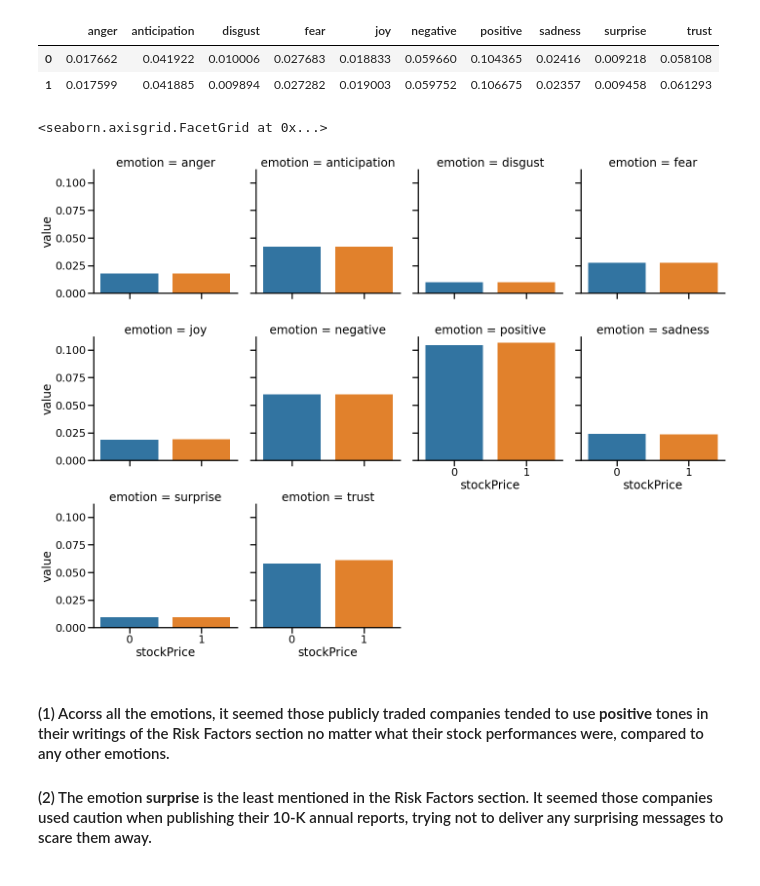
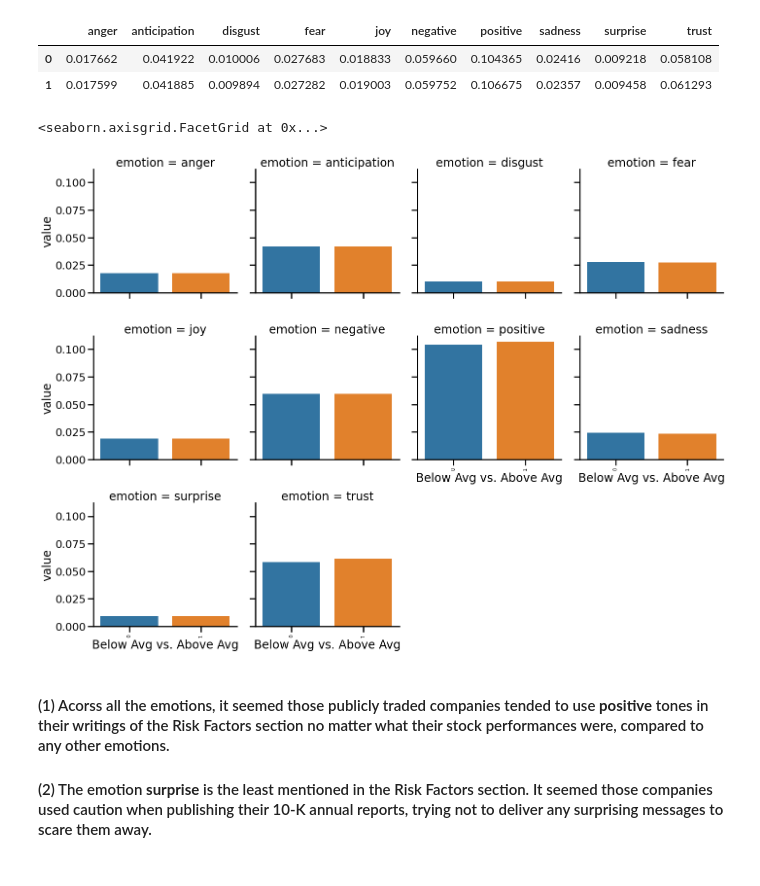
Before and after one commit to annsway/NLP, a Jupyter notebook: Final-Project.ipynb, the cells around one changed output. Drawn from its saved outputs; the diff is of its cells as text; code cells hidden in the pictures.

```diff
--- a/Final-Project.ipynb
+++ b/Final-Project.ipynb
@@ -735,3 +757,13 @@ df.describe()
+# %%
+# from INFO 3350 problem set
+def visualize_emotion_scores(scores, cols, xLabel):
+    df = pd.DataFrame.from_dict(scores)
+    values = df.columns
+    df = df.reset_index().melt(id_vars='index', value_vars=values, var_name='emotion').rename(columns={'index':xLabel})
+    sns.set_context('poster')
+    g = sns.catplot(x=xLabel, y='value', col='emotion', data=df, kind='bar', col_wrap=cols)
+    g.set_xticklabels(rotation = 90, fontsize=10)
+    return g
 # %%
 grouped_sent = df.groupby(y_binary).mean()\
 [['anger','anticipation','disgust','fear','joy','negative','positive','sadness','surprise', 'trust']]
@@ -749,20 +781,11 @@ Average detective novel sentiment scores in comparison to average sentiment scor
 | 1 | 0.017599 | 0.041885 | 0.009894 | 0.027282 | 0.019003 | 0.059752 | 0.106675 | 0.02357 | 0.009458 | 0.061293 |
 # %%
 sent_dict = grouped_sent.to_dict()
-# %%
-# from INFO 3350 problem set
-def visualize_emotion_scores(scores):
-    df = pd.DataFrame.from_dict(scores)
-    values = df.columns
-    df = df.reset_index().melt(id_vars='index', value_vars=values, var_name='emotion').rename(columns={'index':'stockPrice'})
-    sns.set_context('poster')
-    g = sns.catplot(x='stockPrice', y='value', col='emotion', data=df, kind='bar', col_wrap=4)
-    return g
 # %%
-visualize_emotion_scores(sent_dict)
+visualize_emotion_scores(sent_dict, 4, 'Below Avg vs. Above Avg')
 # %% [output]
 <seaborn.axisgrid.FacetGrid at 0x...>
-[figure, old version]
+[figure, new version]
 # %% [markdown]
 #### (1) Acorss all the emotions, it seemed those publicly traded companies tended to use **positive** tones in their writings of the Risk Factors section no matter what their stock performances were, compared to any other emotions.
 
```
Also changed, not shown: parts of 66 cells of this notebook, 5 other files.
